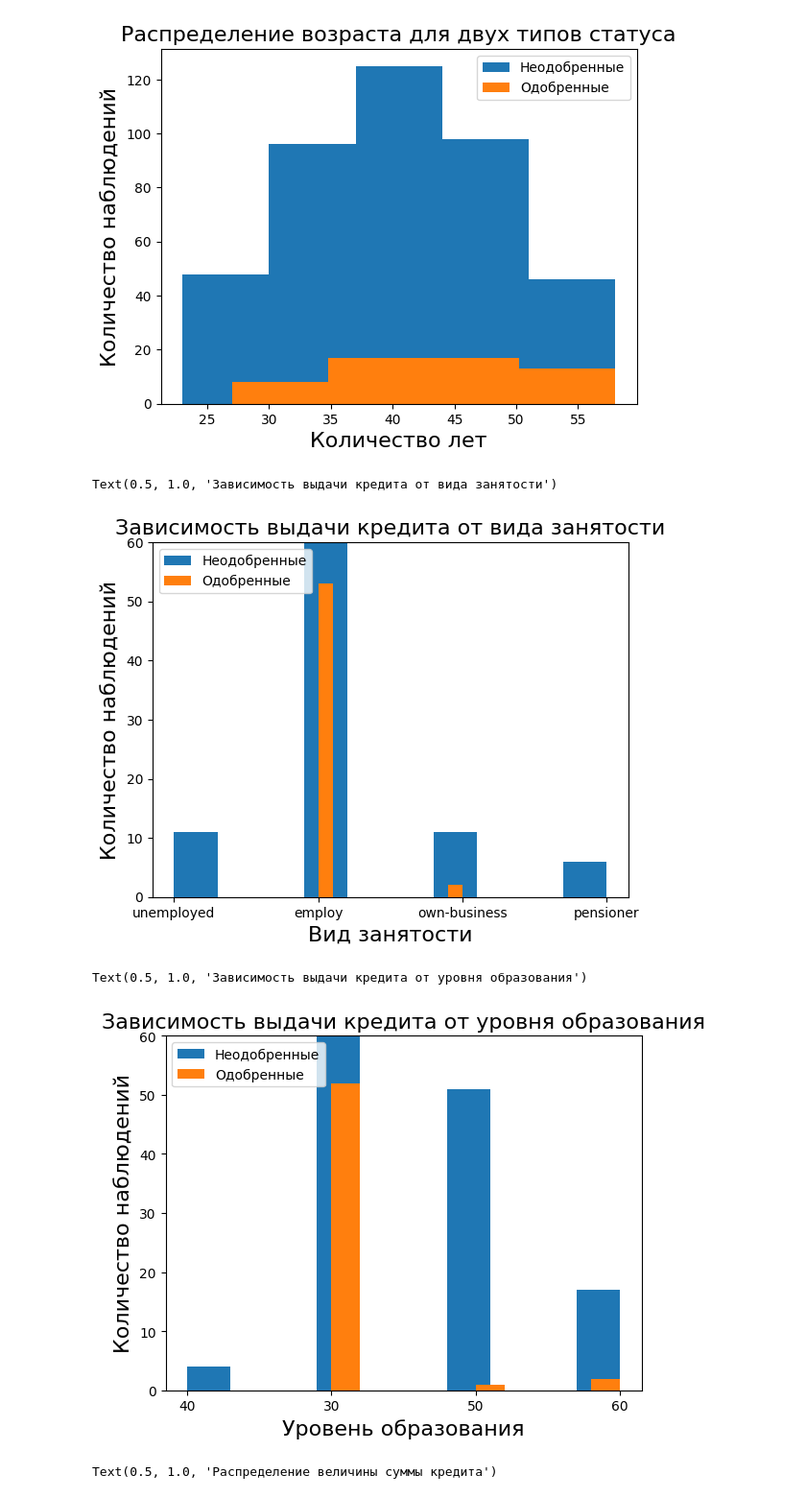
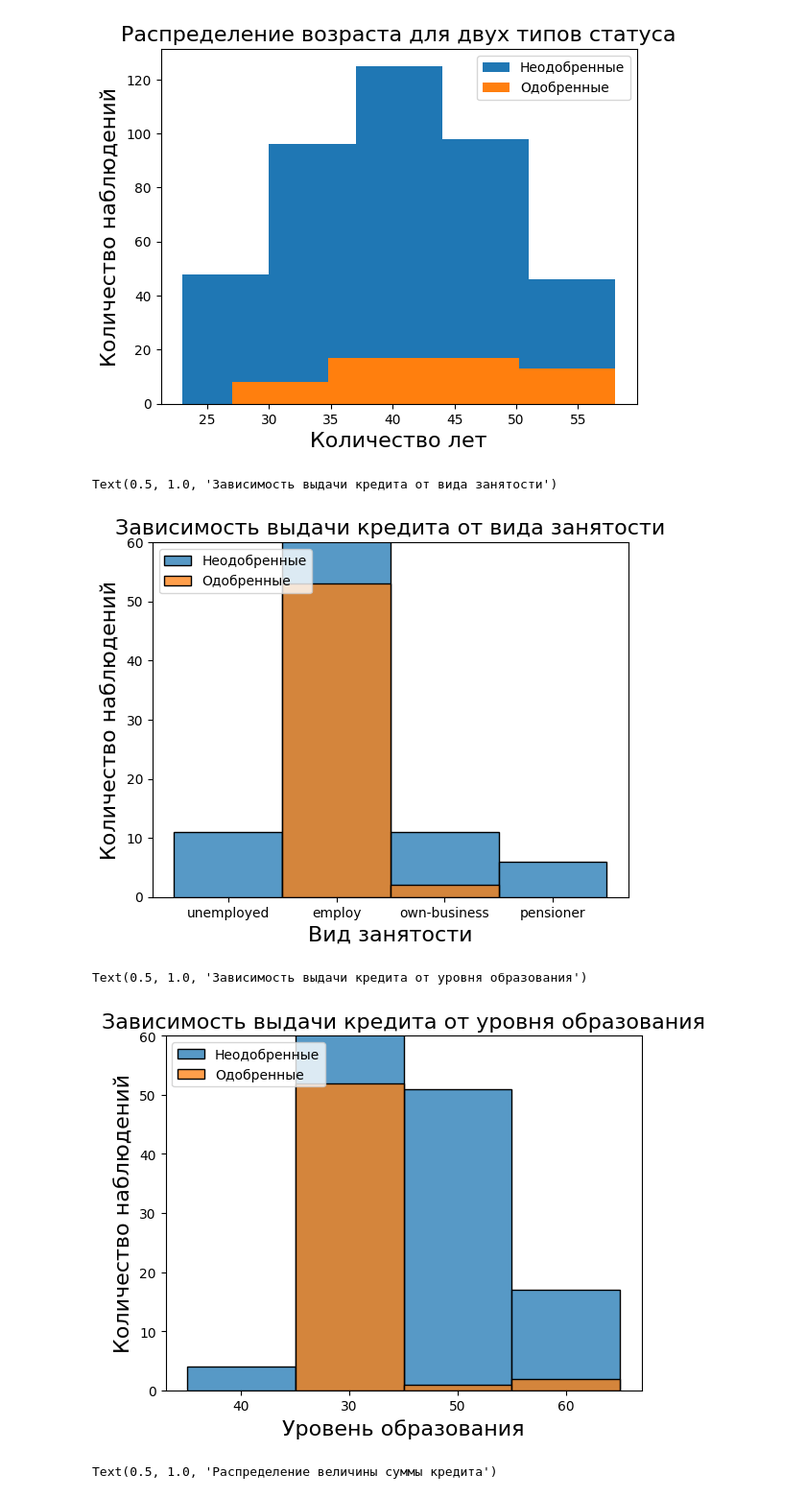
Before and after one commit to prrm4k/scoring_model, a Jupyter notebook: TS_MyFin.ipynb, the cells around one changed output. Shown at 96% size. Saved outputs shown, nothing was run; the diff lists cells and outputs as text; code cells hidden in the pictures.

```diff
--- a/TS_MyFin.ipynb
+++ b/TS_MyFin.ipynb
@@ -217,5 +220,3 @@ Data columns (total 9 columns):
  8   city                       503 non-null    object
 dtypes: object(9)
 memory usage: 55.5+ KB
-# %%
-analysis_df.city = analysis_df.city.astype(str)
@@ -335,8 +329,8 @@ plt.title('Распределение возраста для двух типо
 Text(0.5, 1.0, 'Распределение возраста для двух типов статуса')
 [figure]
 # %%
-plt.hist(analysis_df.loc[analysis_df['Статус'] == 'Отказ', 'type_of_employment'], label = 'Неодобренные')
-plt.hist(analysis_df.loc[(analysis_df['Статус'] == 'Выдано') |(analysis_df['Статус'] == "Предварительно одобрено"), 'type_of_employment'],  label = 'Одобренные')
+sns.histplot(analysis_df.loc[analysis_df['Статус'] == 'Отказ', 'type_of_employment'], label = 'Неодобренные')
+sns.histplot(analysis_df.loc[(analysis_df['Статус'] == 'Выдано') |(analysis_df['Статус'] == "Предварительно одобрено"), 'type_of_employment'],  label = 'Одобренные')
 
 plt.ylim([0, 60])
 plt.legend(loc = 'upper left')
@@ -345,19 +339,19 @@ plt.ylabel('Количество наблюдений', fontsize = 16)
 plt.title('Зависимость выдачи кредита от вида занятости', fontsize = 16)
 # %% [output]
 Text(0.5, 1.0, 'Зависимость выдачи кредита от вида занятости')
-[figure, old version]
+[figure, new version]
 # %%
-plt.hist(analysis_df.loc[analysis_df['Статус'] == 'Отказ', 'education_id'], label = 'Неодобренные')
-plt.hist(analysis_df.loc[(analysis_df['Статус'] == 'Выдано') |(analysis_df['Статус'] == "Предварительно одобрено"), 'education_id'], label = 'Одобренные')
+sns.histplot(analysis_df.loc[analysis_df['Статус'] == 'Отказ', 'education_id'], label = 'Неодобренные')
+sns.histplot(analysis_df.loc[(analysis_df['Статус'] == 'Выдано') |(analysis_df['Статус'] == "Предварительно одобрено"), 'education_id'], label = 'Одобренные')
 
 plt.ylim([0, 60])
 plt.legend(loc = 'upper left')
 plt.xlabel('Уровень образования', fontsize = 16)
 plt.ylabel('Количество наблюдений', fontsize = 16)
 plt.title('Зависимость выдачи кредита от уровня образования', fontsize = 16)
 # %% [output]
 Text(0.5, 1.0, 'Зависимость выдачи кредита от уровня образования')
-[figure, old version]
+[figure, new version]
 # %%
 plt.hist(analysis_df['amount'], bins = 5, color = 'purple')
 
```
Also changed, not shown: parts of 30 cells of this notebook.
